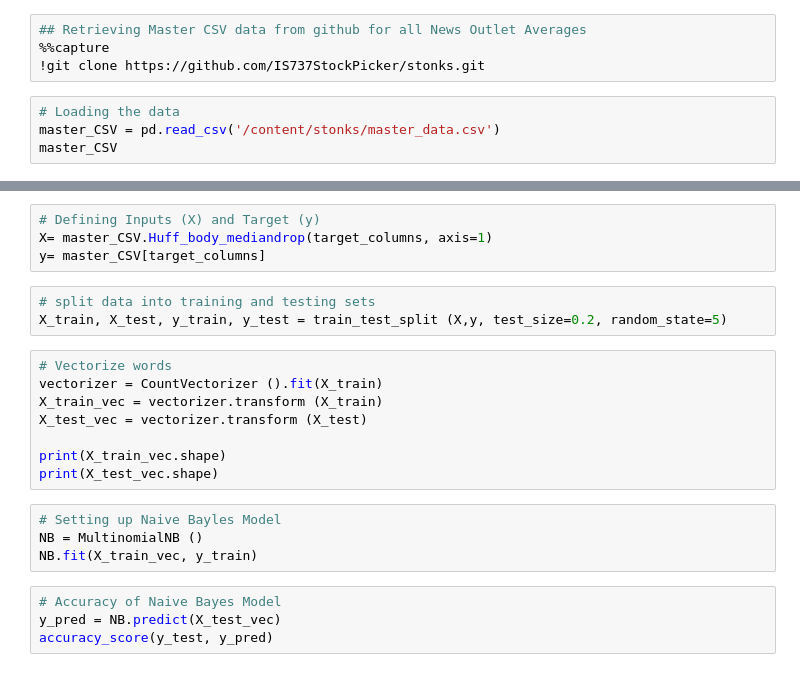
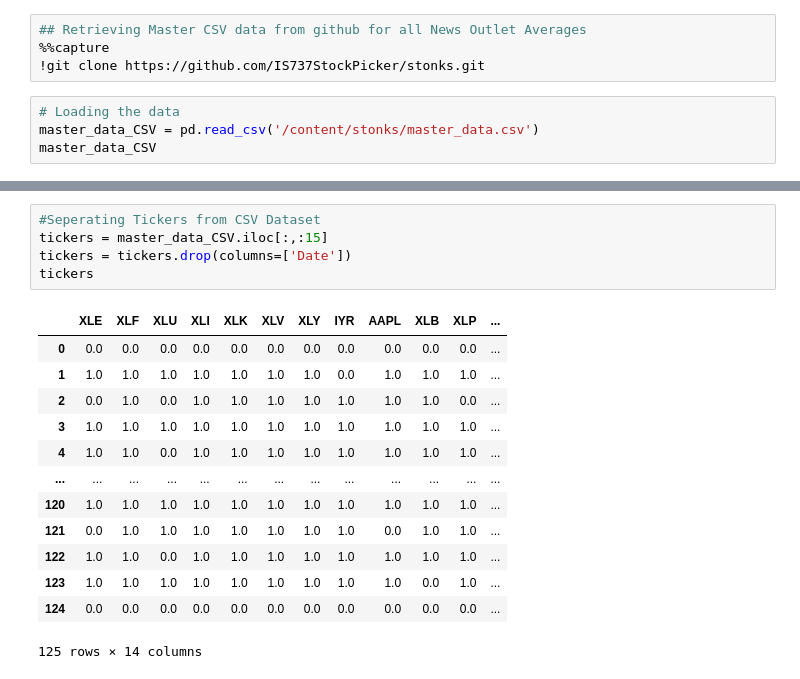
Before and after one commit to IS737StockPicker/stonks, a Jupyter notebook: Naive_Bayes_Model_Predictor_.ipynb, the cells around one changed output, grey strips where cells are left out. Drawn from its saved outputs; the diff is of its cells as text.

```diff
--- a/Naive_Bayes_Model_Predictor_.ipynb
+++ b/Naive_Bayes_Model_Predictor_.ipynb
@@ -18,8 +19,8 @@ from sklearn.naive_bayes import MultinomialNB # The Naive Bayes algo
 !git clone https://github.com/IS737StockPicker/stonks.git
 # %%
 # Loading the data
-master_CSV = pd.read_csv('/content/stonks/master_data.csv')
-master_CSV
+master_data_CSV = pd.read_csv('/content/stonks/master_data.csv')
+master_data_CSV
 # %% [output]
 |  | Date | XLE | XLF | XLU | XLI | XLK | XLV | XLY | IYR | AAPL | ... | ... |
 | 0 | 2022-03-14 | 0.0 | 0.0 | 0.0 | 0.0 | 0.0 | 0.0 | 0.0 | 0.0 | 0.0 | ... | ... |
@@ -43,23 +38,19 @@ KeyError: ignored
-# %%
-# Defining Inputs (X) and Target (y)
-X= master_CSV.Huff_body_mediandrop(target_columns, axis=1)
-y= master_CSV[target_columns]
-# %%
-# split data into training and testing sets
-X_train, X_test, y_train, y_test = train_test_split (X,y, test_size=0.2, random_state=5)
-# %%
-# Vectorize words
-vectorizer = CountVectorizer ().fit(X_train)
-X_train_vec = vectorizer.transform (X_train)
-X_test_vec = vectorizer.transform (X_test)
-
-print(X_train_vec.shape)
-print(X_test_vec.shape)
-# %%
-# Setting up Naive Bayles Model
-NB = MultinomialNB ()
-NB.fit(X_train_vec, y_train)
-# %%
-# Accuracy of Naive Bayes Model
-y_pred = NB.predict(X_test_vec)
-accuracy_score(y_test, y_pred)
+# %%
+#Seperating Tickers from CSV Dataset
+tickers = master_data_CSV.iloc[:,:15]
+tickers = tickers.drop(columns=['Date'])
+tickers
+# %% [output]
+|  | XLE | XLF | XLU | XLI | XLK | XLV | XLY | IYR | AAPL | XLB | XLP | ... |
+| 0 | 0.0 | 0.0 | 0.0 | 0.0 | 0.0 | 0.0 | 0.0 | 0.0 | 0.0 | 0.0 | 0.0 | ... |
+| 1 | 1.0 | 1.0 | 1.0 | 1.0 | 1.0 | 1.0 | 1.0 | 0.0 | 1.0 | 1.0 | 1.0 | ... |
+| 2 | 0.0 | 1.0 | 0.0 | 1.0 | 1.0 | 1.0 | 1.0 | 1.0 | 1.0 | 1.0 | 0.0 | ... |
+| 3 | 1.0 | 1.0 | 1.0 | 1.0 | 1.0 | 1.0 | 1.0 | 1.0 | 1.0 | 1.0 | 1.0 | ... |
+| 4 | 1.0 | 1.0 | 0.0 | 1.0 | 1.0 | 1.0 | 1.0 | 1.0 | 1.0 | 1.0 | 1.0 | ... |
+| ... | ... | ... | ... | ... | ... | ... | ... | ... | ... | ... | ... | ... |
+| 120 | 1.0 | 1.0 | 1.0 | 1.0 | 1.0 | 1.0 | 1.0 | 1.0 | 1.0 | 1.0 | 1.0 | ... |
+| 121 | 0.0 | 1.0 | 1.0 | 1.0 | 1.0 | 1.0 | 1.0 | 1.0 | 0.0 | 1.0 | 1.0 | ... |
+| 122 | 1.0 | 1.0 | 0.0 | 1.0 | 1.0 | 1.0 | 1.0 | 1.0 | 1.0 | 1.0 | 1.0 | ... |
+| 123 | 1.0 | 1.0 | 1.0 | 1.0 | 1.0 | 1.0 | 1.0 | 1.0 | 1.0 | 0.0 | 1.0 | ... |
+| 124 | 0.0 | 0.0 | 0.0 | 0.0 | 0.0 | 0.0 | 0.0 | 0.0 | 0.0 | 0.0 | 0.0 | ... |
+125 rows × 14 columns
```
Also changed, not shown: parts of 18 cells of this notebook.
